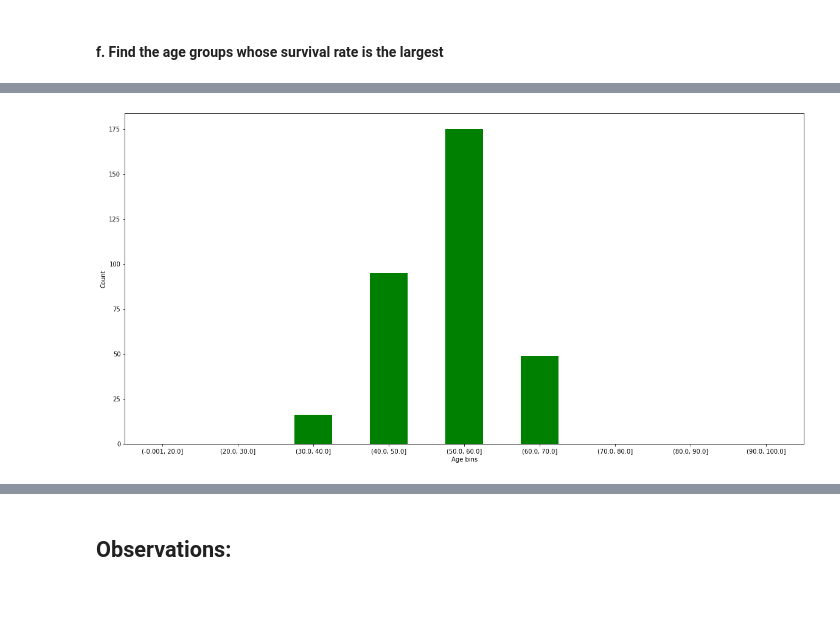
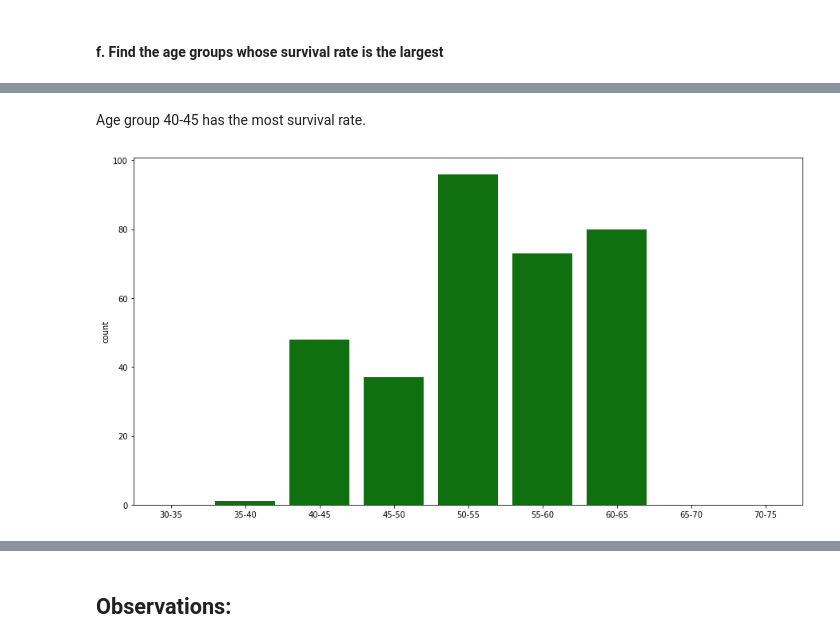
Before and after one commit to srpanchal/Predict-Cardio-Disease-Machine-Learning, a Jupyter notebook: Lab1_Saurabh_Panchal.ipynb, the cells around one changed output, grey strips where cells are left out. Saved outputs shown, nothing was run; the diff lists cells and outputs as text; code cells hidden in the pictures; blank space fills up the shorter version.

```diff
--- a/Lab1_Saurabh_Panchal.ipynb
+++ b/Lab1_Saurabh_Panchal.ipynb
@@ -136,7 +136,7 @@ d. Median age of a person in the data is : 0.0 years
 #### e. Find the relationship between the cardio and ages (the cardio column is your prediction variable)
 # %%
 plt.figure(figsize = (15,8))
-age_non_null = cardio_data_train[cardio_data_train.age.notnull()]
+age_non_null = pd.DataFrame(cardio_data_train[cardio_data_train.age.notnull()])
 sns.kdeplot(
     data = age_non_null.loc[(age_non_null['cardio'] == 1), 'age'],
     color = 'darkturquoise',
@@ -159,3 +159,29 @@ plt.show()
 - This suggests that people with higher age(>55) have more risk for cardio disease than people with lesser age(<45).
 # %% [markdown]
 #### f. Find the age groups whose survival rate is the largest
+# %%
+# using only the records that have value for 'age' column
+bins = ["30-35", "35-40", "40-45", "45-50", "50-55", "55-60", "60-65", "65-70", "70-75"]
+lo = [30, 35, 40, 45, 50, 55, 60, 65, 70]
+hi = [35, 40, 45, 50, 55, 60, 65, 70, 75]
+counts = [0] * len(bins)
+survivors = [0] * len(bins)
+ages = pd.DataFrame(age_non_null["age"])
+cardios = pd.DataFrame(age_non_null["cardio"])
+print("creating bins of", str(len(ages)), "people.")
+for r in range(len(ages)):
+    age = ages.values[r]
+    cardio = cardios.values[r]
+    for i in range(len(bins)):
+        if age >= lo[i] and age < hi[i]:
+            counts[i] += 1
+            bins_age[r] = bins[i]
+            if cardio == 0:
+                survivors[i] += 1
+            break
+
+for i in range(len(bins)):
+    sur_rate = 0
+    if counts[i] != 0:
+        sur_rate = survivors[i]/counts[i]
+    print("In age group", bins[i], ", total people:", counts[i], ", people with no cardio:", survivors[i], ", survival rate:", round(sur_rate, 2))
@@ -162,17 +199,8 @@ plt.show()
+# %% [markdown]
+Age group 40-45 has the most survival rate.
 # %%
-bins = [0, 20, 30, 40, 50, 60, 70, 80, 90, 100]
-out = pd.cut(
-age_non_null.age,
-    bins = bins,
-    include_lowest = True
-)
-ax = out.value_counts(sort = False).plot.bar(
-    rot = 0,
-    color = 'g',
-    figsize = (20, 10)
-)
-plt.xlabel('Age bins')
-plt.ylabel('Count')
+plt.figure(figsize = (15,8))
+sns.countplot(x=bins_age, color="g", order = bins)
 plt.show()
 # %% [output]
-[figure, old version]
+[figure, new version]
```
Also changed, not shown: parts of 12 cells of this notebook.
